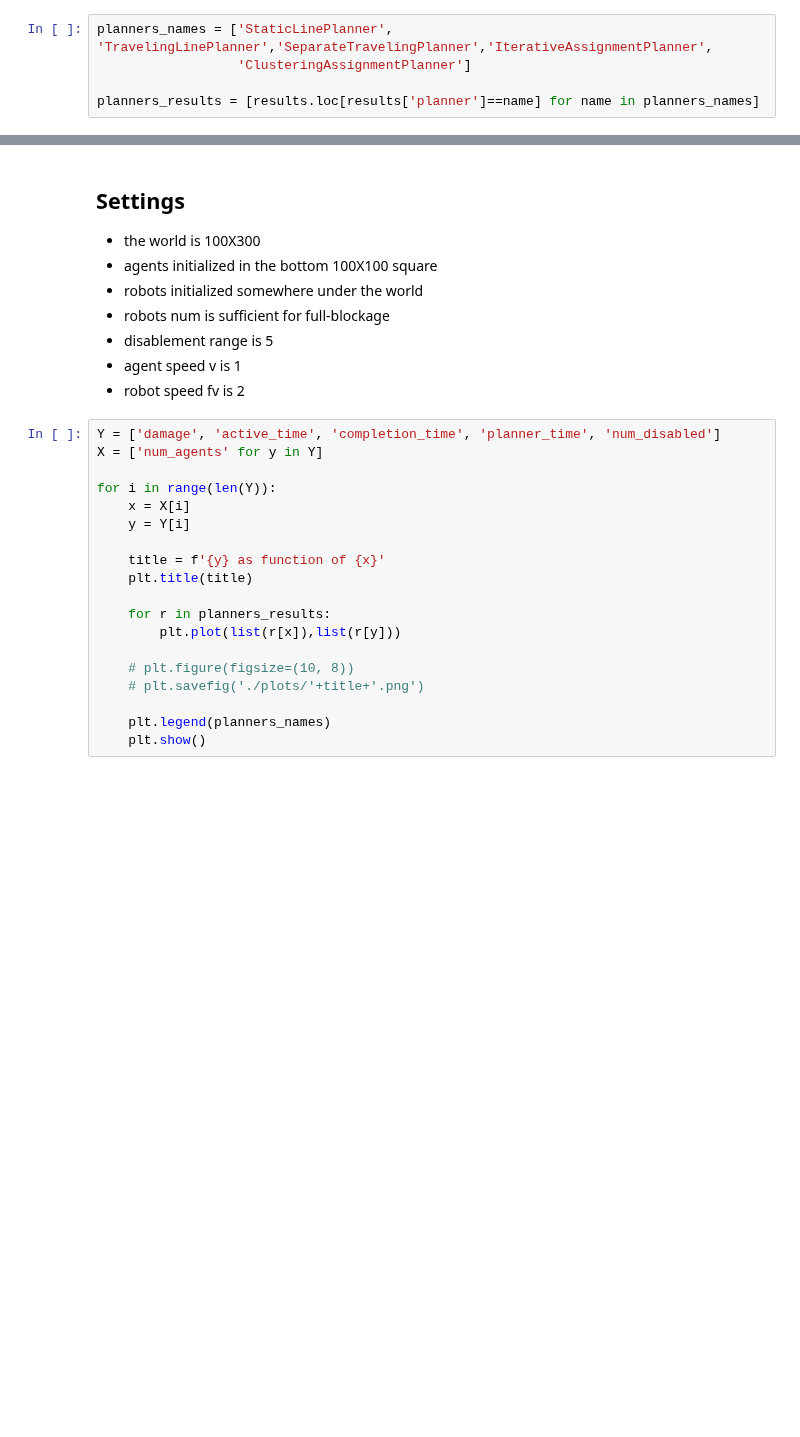
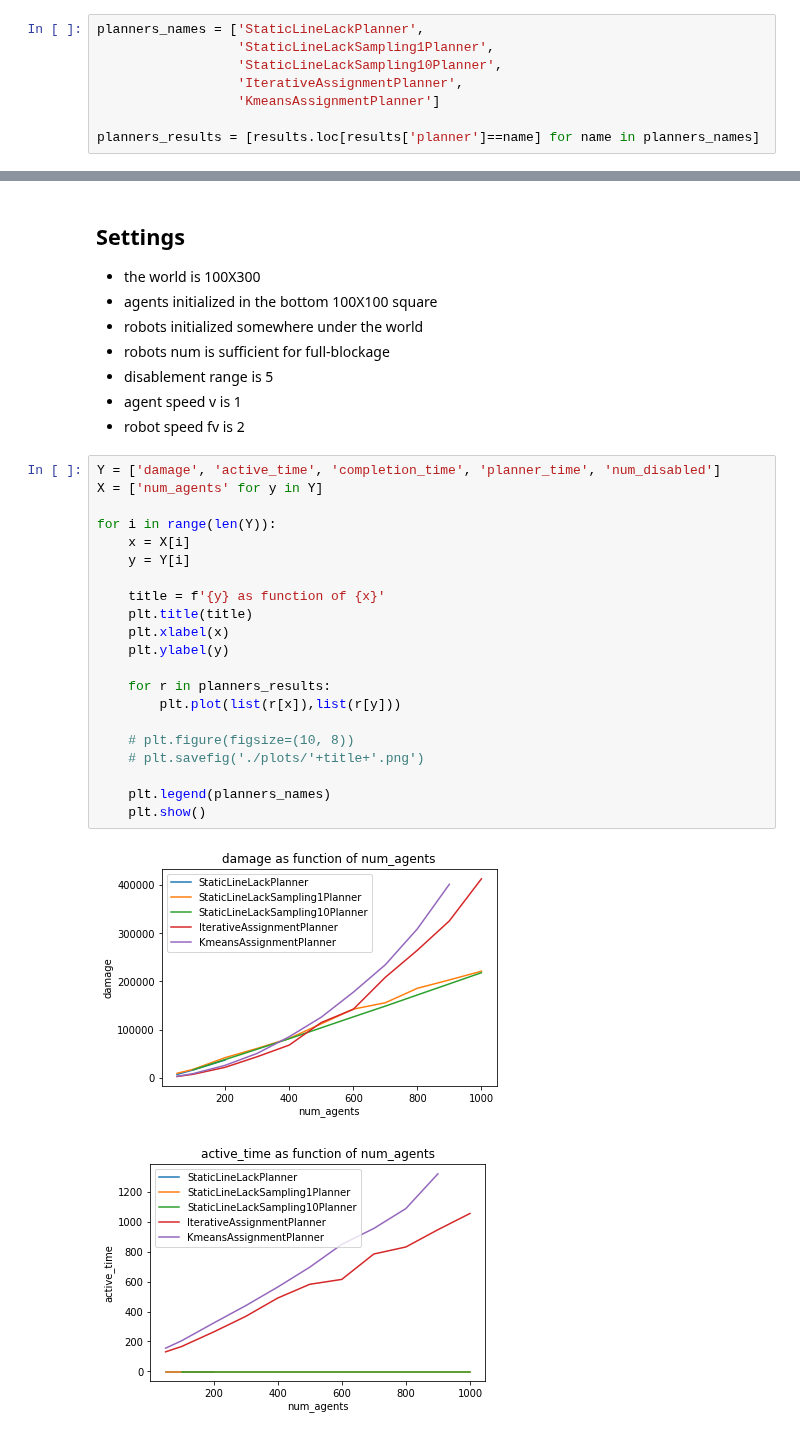
Before and after one commit to Elilgo324/dsd, a Jupyter notebook: experiments/partial_blockage/agents.ipynb, the cells around one changed output, grey strips where cells are left out. Saved outputs shown, nothing was run; the diff lists cells and outputs as text; blank space fills up the shorter version.

```diff
--- a/experiments/partial_blockage/agents.ipynb
+++ b/experiments/partial_blockage/agents.ipynb
@@ -13,5 +18,8 @@ FileNotFoundError: [Errno 2] No such file or directory: './agents_results.csv'
 # %%
-planners_names = ['StaticLinePlanner', 'TravelingLinePlanner','SeparateTravelingPlanner','IterativeAssignmentPlanner',
-                  'ClusteringAssignmentPlanner']
+planners_names = ['StaticLineLackPlanner',
+                  'StaticLineLackSampling1Planner',
+                  'StaticLineLackSampling10Planner',
+                  'IterativeAssignmentPlanner',
+                  'KmeansAssignmentPlanner']
 
 planners_results = [results.loc[results['planner']==name] for name in planners_names]
@@ -30,19 +36,24 @@ NameError: name 'results' is not defined
 # %%
 Y = ['damage', 'active_time', 'completion_time', 'planner_time', 'num_disabled']
 X = ['num_agents' for y in Y]
 
 for i in range(len(Y)):
     x = X[i]
     y = Y[i]
 
     title = f'{y} as function of {x}'
     plt.title(title)
+    plt.xlabel(x)
+    plt.ylabel(y)
 
     for r in planners_results:
         plt.plot(list(r[x]),list(r[y]))
 
     # plt.figure(figsize=(10, 8))
     # plt.savefig('./plots/'+title+'.png')
 
     plt.legend(planners_names)
     plt.show()
+# %% [output]
+[figure, added]
+[figure, added]
```
Also changed, not shown: parts of 3 cells of this notebook, 11 other files.
